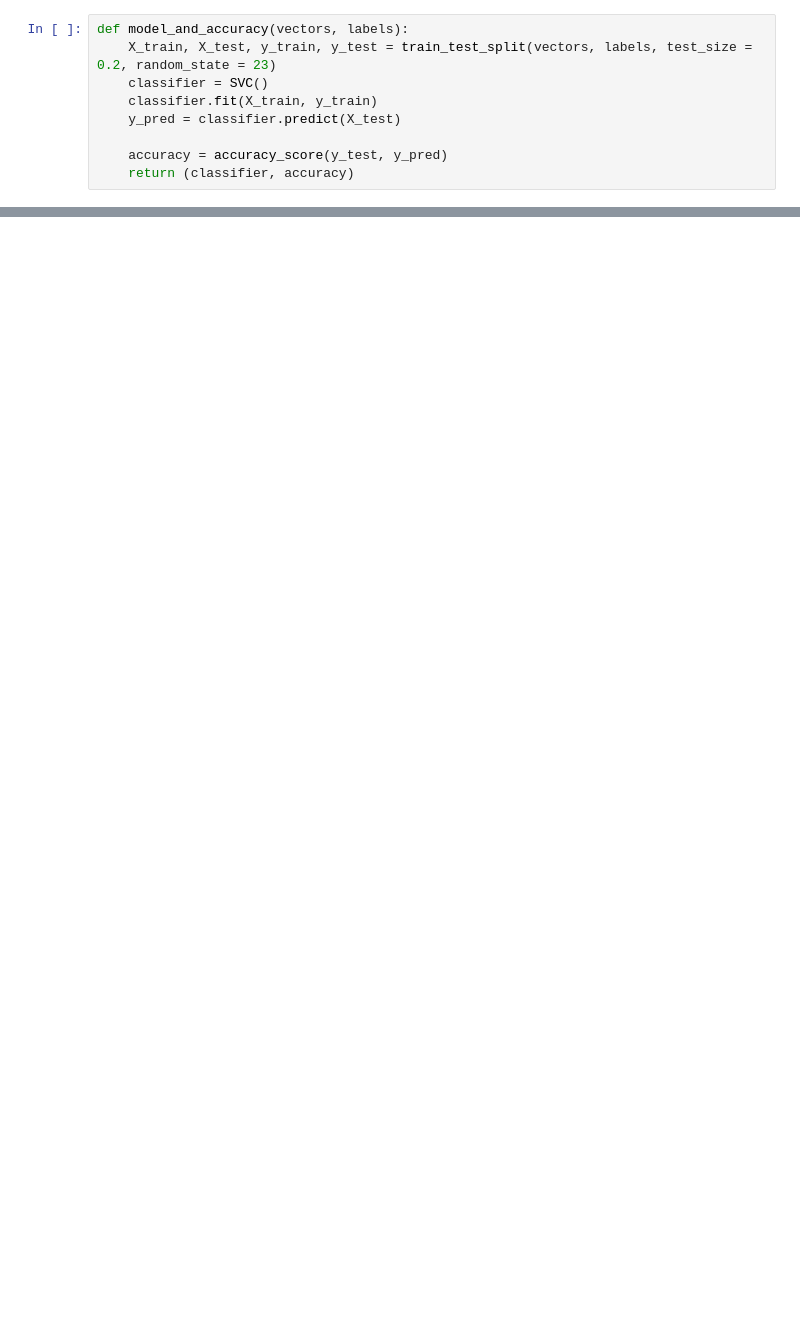
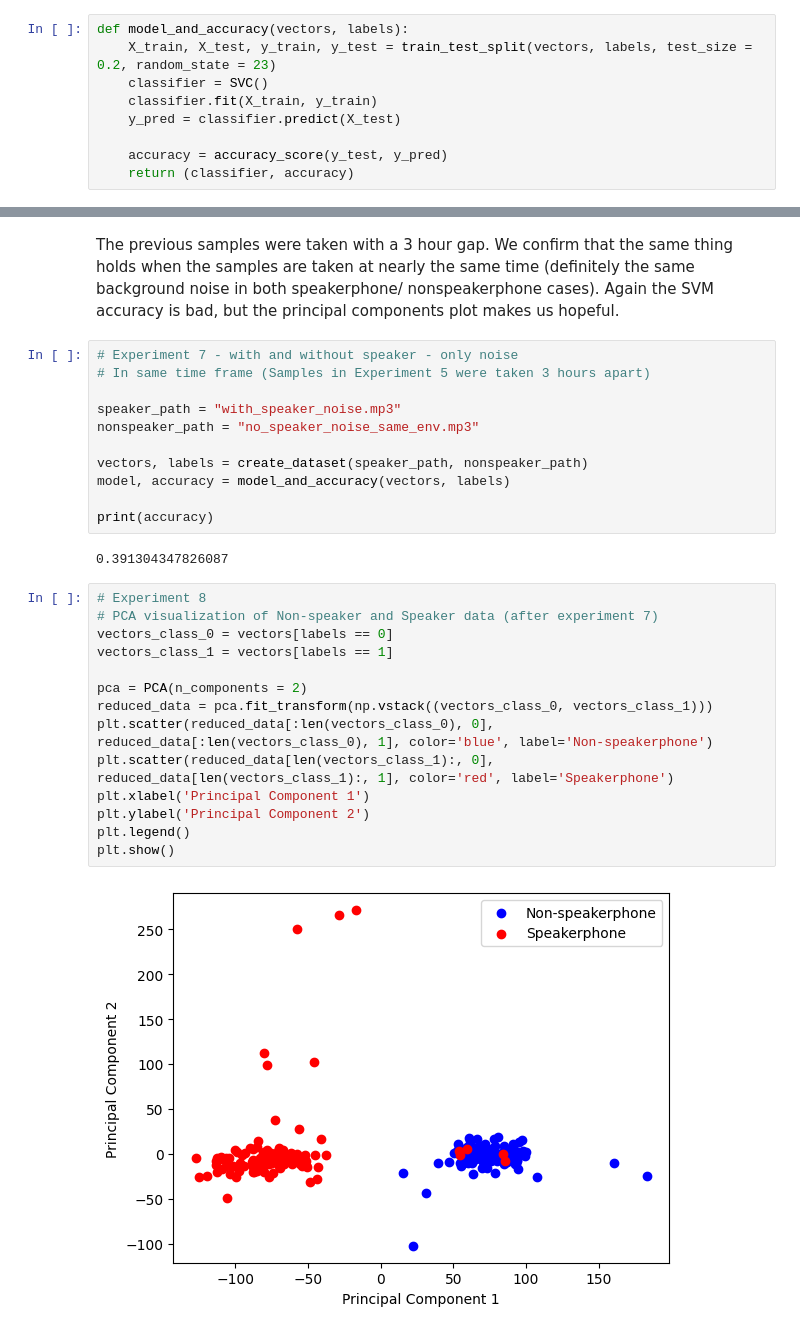
Before and after one commit to Tinkidinki/speakerphone_project, a Jupyter notebook: speakertest.ipynb, the cells around one changed output, grey strips where cells are left out. Cells and saved outputs as stored; diff of their text form; blank space fills up the shorter version.

```diff
--- a/speakertest.ipynb
+++ b/speakertest.ipynb
@@ -100,0 +195,31 @@ print(accuracy)
+# %% [markdown]
+The previous samples were taken with a 3 hour gap. We confirm that the same thing holds when the samples are taken at nearly the same time (definitely the same background noise in both speakerphone/ nonspeakerphone cases). Again the SVM accuracy is bad, but the principal components plot makes us hopeful.
+# %%
+# Experiment 7 - with and without speaker - only noise
+# In same time frame (Samples in Experiment 5 were taken 3 hours apart)
+
+speaker_path = "with_speaker_noise.mp3"
+nonspeaker_path = "no_speaker_noise_same_env.mp3"
+
+vectors, labels = create_dataset(speaker_path, nonspeaker_path)
+model, accuracy = model_and_accuracy(vectors, labels)
+
+print(accuracy)
+# %% [output]
+0.391304347826087
+# %%
+# Experiment 8
+# PCA visualization of Non-speaker and Speaker data (after experiment 7)
+vectors_class_0 = vectors[labels == 0]
+vectors_class_1 = vectors[labels == 1]
+
+pca = PCA(n_components = 2)
+reduced_data = pca.fit_transform(np.vstack((vectors_class_0, vectors_class_1)))
+plt.scatter(reduced_data[:len(vectors_class_0), 0], reduced_data[:len(vectors_class_0), 1], color='blue', label='Non-speakerphone')
+plt.scatter(reduced_data[len(vectors_class_1):, 0], reduced_data[len(vectors_class_1):, 1], color='red', label='Speakerphone')
+plt.xlabel('Principal Component 1')
+plt.ylabel('Principal Component 2')
+plt.legend()
+plt.show()
+# %% [output]
+[figure, added]
```
Also changed, not shown: parts of 24 cells of this notebook, 9 other files.
